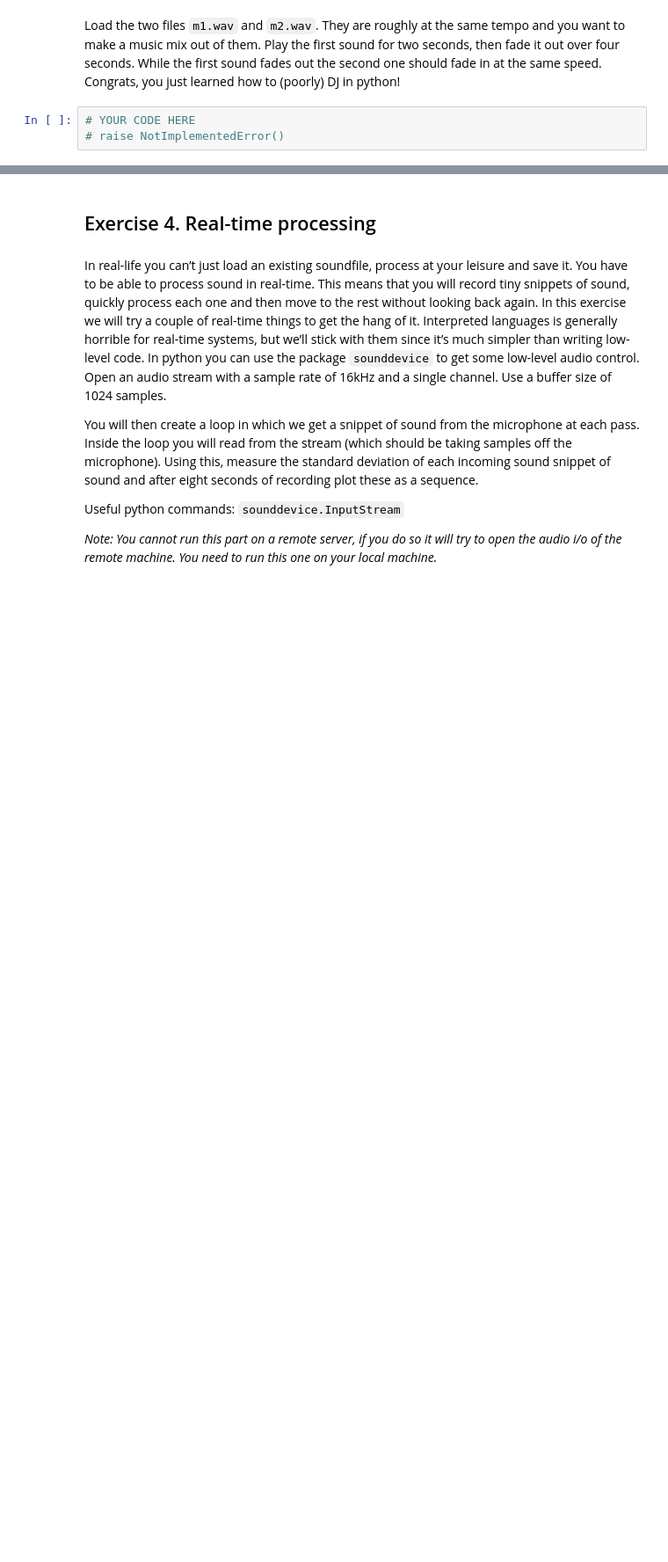
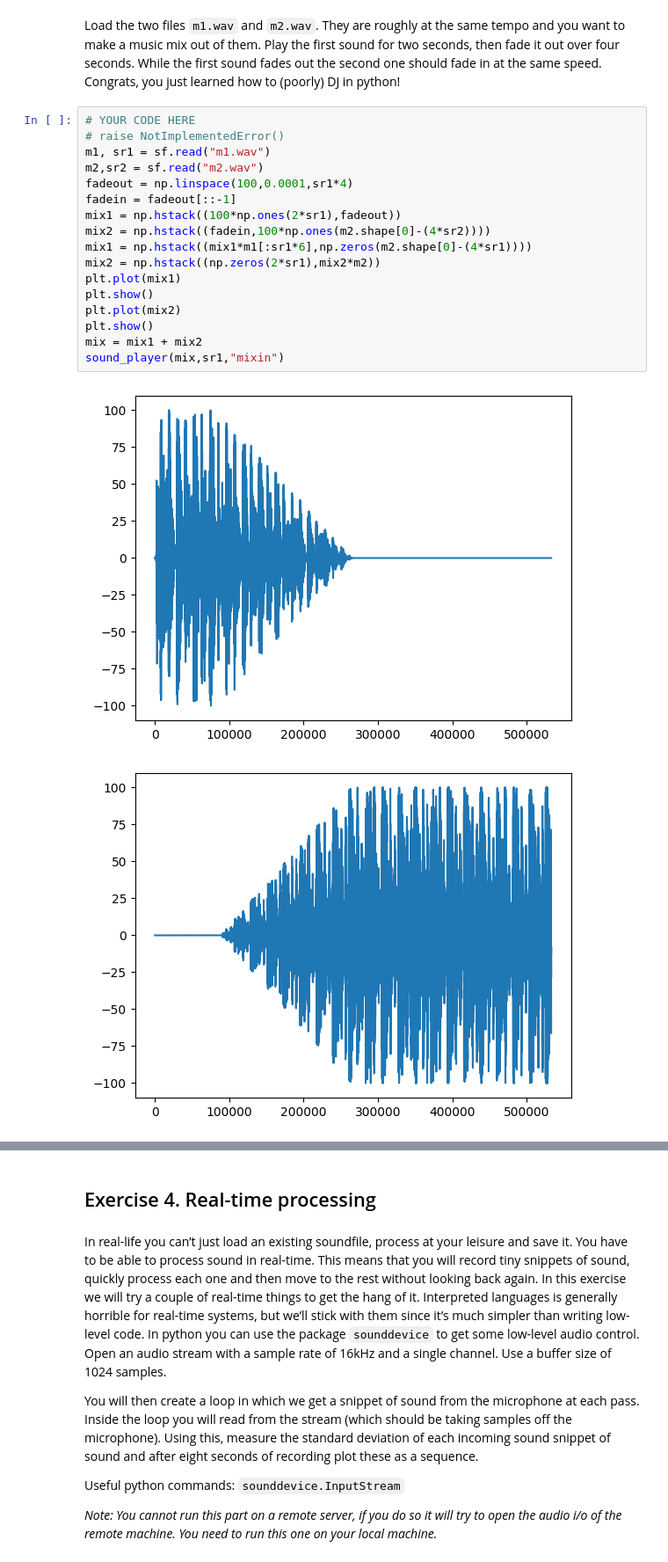
Before and after one commit to MichaelAHeredia/CS448, a Jupyter notebook: Lab 00/Lab 0 - Introduction.ipynb, the cells around one changed output, grey strips where cells are left out. Shown at 88% size. Saved outputs shown, nothing was run; the diff lists cells and outputs as text; blank space fills up the shorter version.

````diff
--- a/Lab 00/Lab 0 - Introduction.ipynb
+++ b/Lab 00/Lab 0 - Introduction.ipynb
@@ -144,5 +231,22 @@
 # %% [markdown]
 Load the two files ```m1.wav``` and ```m2.wav```. They are roughly at the same tempo and you want to make a music mix out of them. Play the first sound for two seconds, then fade it out over four seconds. While the first sound fades out the second one should fade in at the same speed. Congrats, you just learned how to (poorly) DJ in python!
-# %%
-# YOUR CODE HERE
-# raise NotImplementedError()
+# %%
+# YOUR CODE HERE
+# raise NotImplementedError()
+m1, sr1 = sf.read("m1.wav")
+m2,sr2 = sf.read("m2.wav")
+fadeout = np.linspace(100,0.0001,sr1*4)
+fadein = fadeout[::-1]
+mix1 = np.hstack((100*np.ones(2*sr1),fadeout))
+mix2 = np.hstack((fadein,100*np.ones(m2.shape[0]-(4*sr2))))
+mix1 = np.hstack((mix1*m1[:sr1*6],np.zeros(m2.shape[0]-(4*sr1))))
+mix2 = np.hstack((np.zeros(2*sr1),mix2*m2))
+plt.plot(mix1)
+plt.show()
+plt.plot(mix2)
+plt.show()
+mix = mix1 + mix2
+sound_player(mix,sr1,"mixin")
+# %% [output]
+[figure, added]
+[figure, added]
````
Also changed, not shown: parts of 18 cells of this notebook, 2 other files.
